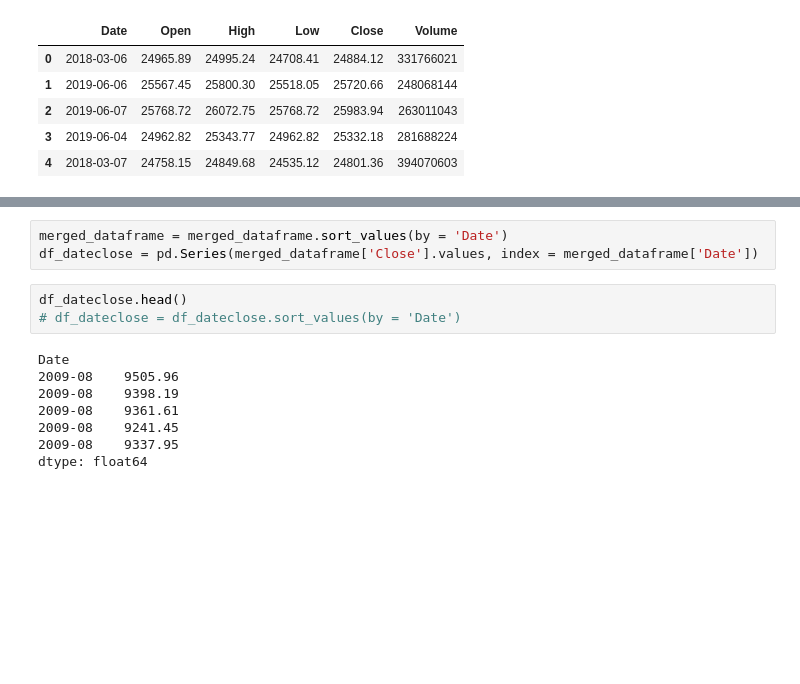
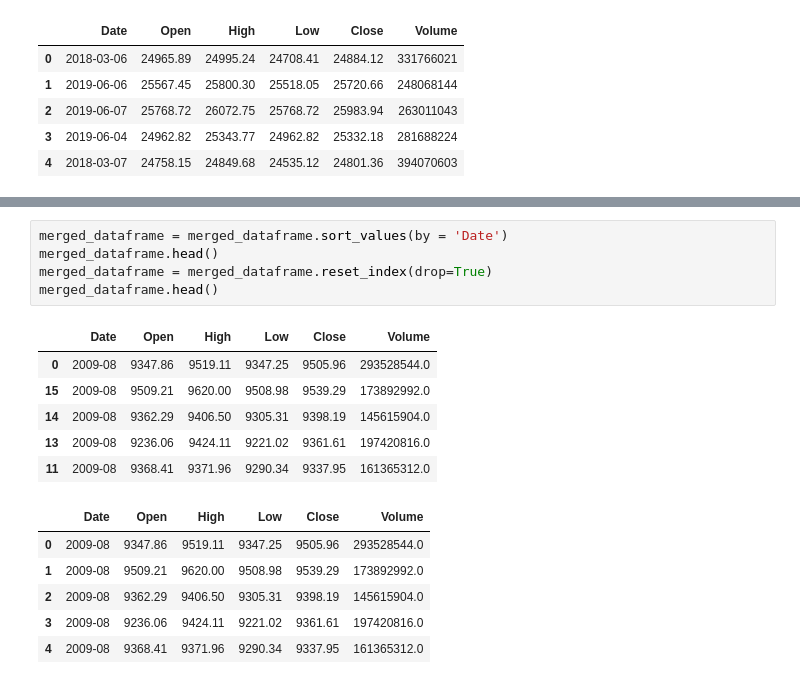
Before and after one commit to usamabaig1/Stock-Price-Prediction-Model, a Jupyter notebook: StockPredictionModelv3_DJI-Today.ipynb, the cells around one changed output, grey strips where cells are left out. Cells and saved outputs as stored; diff of their text form; blank space fills up the shorter version.

```diff
--- a/StockPredictionModelv3_DJI-Today.ipynb
+++ b/StockPredictionModelv3_DJI-Today.ipynb
@@ -335,15 +356,19 @@ dtype: int64
 # %%
 merged_dataframe = merged_dataframe.sort_values(by = 'Date')
-df_dateclose = pd.Series(merged_dataframe['Close'].values, index = merged_dataframe['Date'])
+merged_dataframe.head()
+merged_dataframe = merged_dataframe.reset_index(drop=True)
+merged_dataframe.head()
+# %% [output]
+|  | Date | Open | High | Low | Close | Volume |
+| 0 | 2009-08 | 9347.86 | 9519.11 | 9347.25 | 9505.96 | 293528544.0 |
+| 15 | 2009-08 | 9509.21 | 9620.00 | 9508.98 | 9539.29 | 173892992.0 |
+| 14 | 2009-08 | 9362.29 | 9406.50 | 9305.31 | 9398.19 | 145615904.0 |
+| 13 | 2009-08 | 9236.06 | 9424.11 | 9221.02 | 9361.61 | 197420816.0 |
+| 11 | 2009-08 | 9368.41 | 9371.96 | 9290.34 | 9337.95 | 161365312.0 |
+|  | Date | Open | High | Low | Close | Volume |
+| 0 | 2009-08 | 9347.86 | 9519.11 | 9347.25 | 9505.96 | 293528544.0 |
+| 1 | 2009-08 | 9509.21 | 9620.00 | 9508.98 | 9539.29 | 173892992.0 |
+| 2 | 2009-08 | 9362.29 | 9406.50 | 9305.31 | 9398.19 | 145615904.0 |
+| 3 | 2009-08 | 9236.06 | 9424.11 | 9221.02 | 9361.61 | 197420816.0 |
+| 4 | 2009-08 | 9368.41 | 9371.96 | 9290.34 | 9337.95 | 161365312.0 |
-# %%
-df_dateclose.head()
-# df_dateclose = df_dateclose.sort_values(by = 'Date')
-# %% [output]
-Date
-2009-08    9505.96
-2009-08    9398.19
-2009-08    9361.61
-2009-08    9241.45
-2009-08    9337.95
-dtype: float64
 # %%
```
Also changed, not shown: parts of 23 cells of this notebook, 2 other files.
